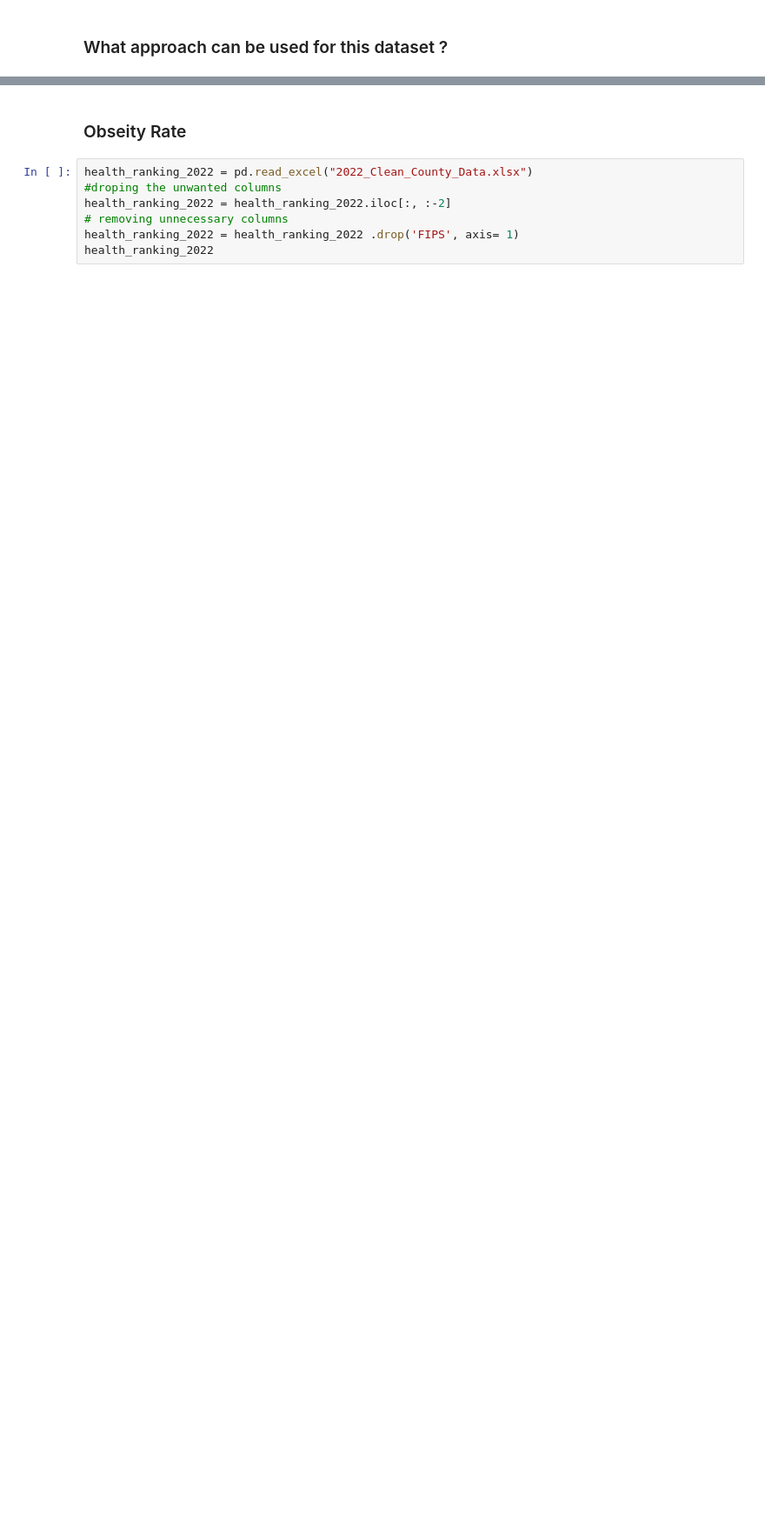
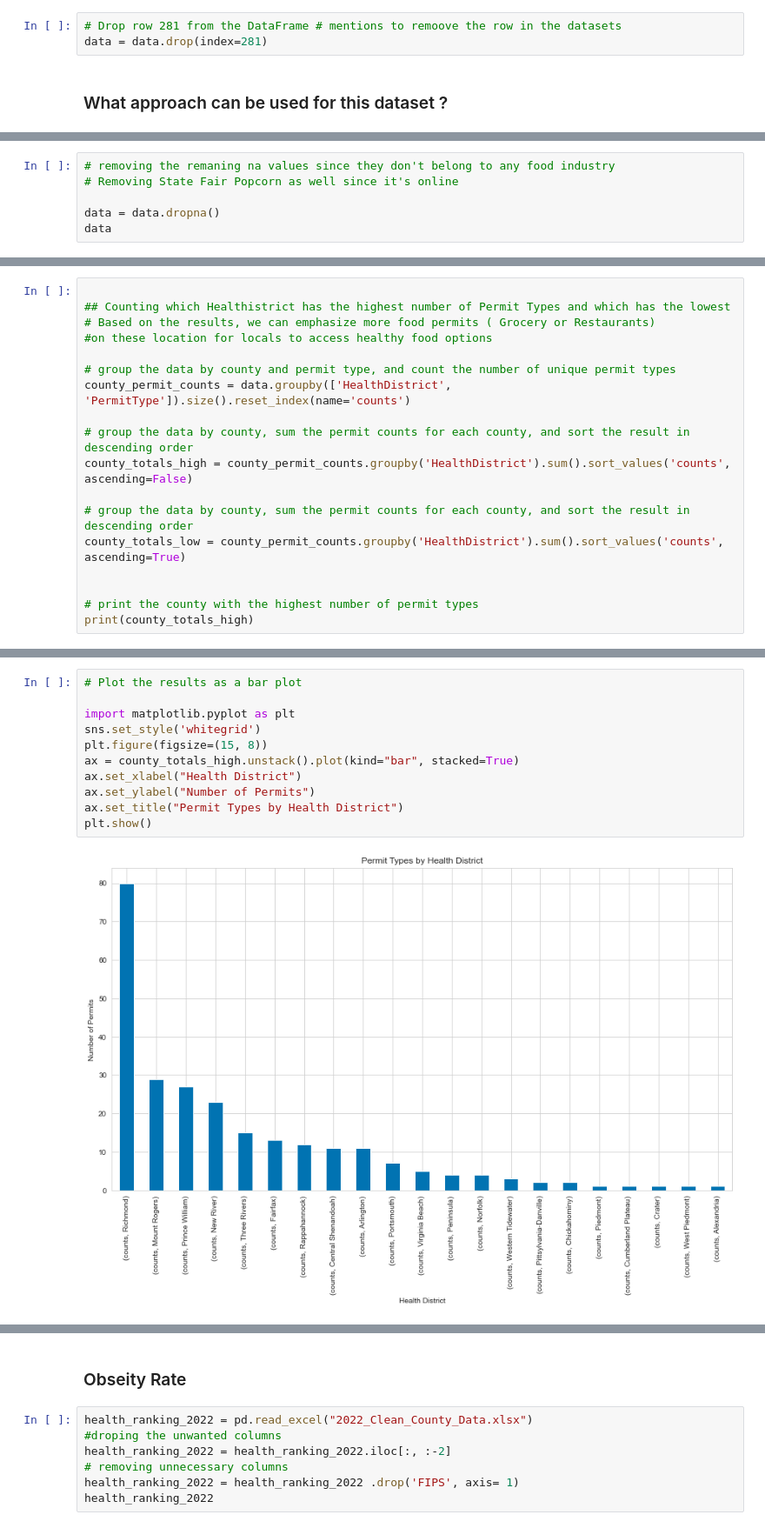
Before and after one commit to connorpepin/CMDA-Capstone, a Jupyter notebook: VDH.ipynb, the cells around one changed output, grey strips where cells are left out. Shown at 87% size. Drawn from its saved outputs; the diff is of its cells as text; blank space fills up the shorter version.

```diff
--- a/VDH.ipynb
+++ b/VDH.ipynb
@@ -152,5 +152,8 @@ print(data.CityCounty.unique())
  'Norfolk' 'Portsmouth' 'Bland' 'Augusta' 'Arlington' 'James City'
  'Dinwiddie' 'Buchanan' 'Charles City' 'Danville' 'Franklin City'
  'Richmond City' 'Franklin County' 'Amelia' 'Alexandria']
+# %%
+# Drop row 281 from the DataFrame # mentions to remoove the row in the datasets
+data = data.drop(index=281)
 # %% [markdown]
 ### What approach can be used for this dataset ?
@@ -180,0 +347,6 @@ import seaborn as sns
+# %%
+# removing the remaning na values since they don't belong to any food industry
+# Removing State Fair Popcorn as well since it's online
+
+data = data.dropna()
+data
@@ -180,0 +403,18 @@ import seaborn as sns
+# %%
+
+## Counting which Healthistrict has the highest number of Permit Types and which has the lowest
+# Based on the results, we can emphasize more food permits ( Grocery or Restaurants)
+#on these location for locals to access healthy food options
+
+# group the data by county and permit type, and count the number of unique permit types
+county_permit_counts = data.groupby(['HealthDistrict', 'PermitType']).size().reset_index(name='counts')
+
+# group the data by county, sum the permit counts for each county, and sort the result in descending order
+county_totals_high = county_permit_counts.groupby('HealthDistrict').sum().sort_values('counts', ascending=False)
+
+# group the data by county, sum the permit counts for each county, and sort the result in descending order
+county_totals_low = county_permit_counts.groupby('HealthDistrict').sum().sort_values('counts', ascending=True)
+
+
+# print the county with the highest number of permit types
+print(county_totals_high)
@@ -180,0 +460,13 @@ import seaborn as sns
+# %%
+# Plot the results as a bar plot
+
+import matplotlib.pyplot as plt
+sns.set_style('whitegrid')
+plt.figure(figsize=(15, 8))
+ax = county_totals_high.unstack().plot(kind="bar", stacked=True)
+ax.set_xlabel("Health District")
+ax.set_ylabel("Number of Permits")
+ax.set_title("Permit Types by Health District")
+plt.show()
+# %% [output]
+[figure, added]
```
Also changed, not shown: parts of 23 cells of this notebook.
